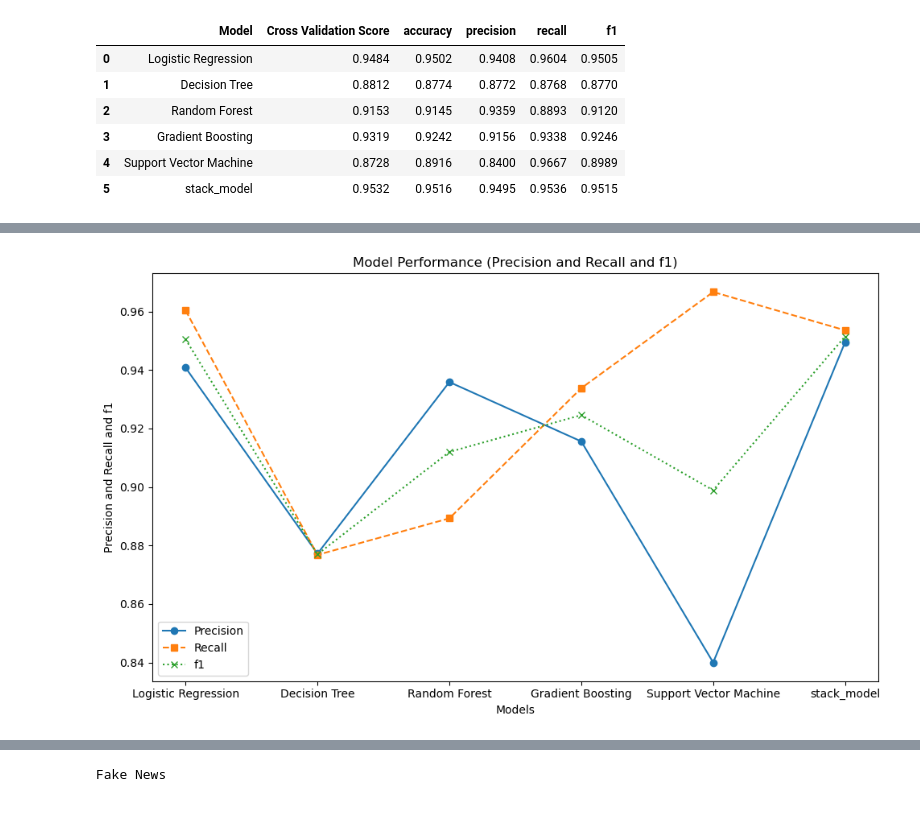
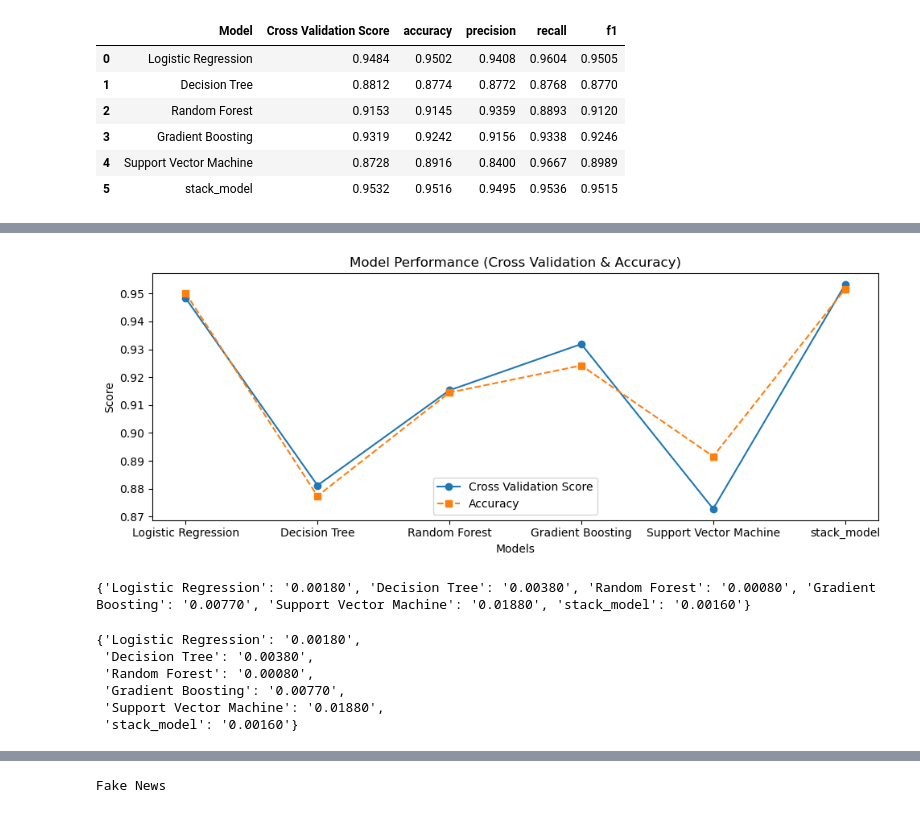
Before and after one commit to chingchieh9000/fake-news-detection, a Jupyter notebook: Fake news detection model training.ipynb, the cells around one changed output, grey strips where cells are left out. Saved outputs shown, nothing was run; the diff lists cells and outputs as text; code cells hidden in the pictures.

```diff
--- a/Fake news detection model training.ipynb
+++ b/Fake news detection model training.ipynb
@@ -850,30 +765,48 @@ plt.show()
-# %%
-Precision_results = [data['precision'] for data in d]
-Recall_results = [data['recall'] for data in d]
-f1_results = [data['f1'] for data in d]
-
-plt.figure(figsize=(10, 6))
-
-
-plt.plot(models, Precision_results, marker='o', linestyle='-', label='Precision')
-
-
-plt.plot(models, Recall_results, marker='s', linestyle='--', label='Recall')
-
-plt.plot(models, f1_results, marker='x', linestyle=':', label='f1')
-
-
-plt.xlabel('Models')
-plt.ylabel('Precision and Recall and f1')
-plt.title('Model Performance (Precision and Recall and f1)')
-
-
-plt.legend()
-
-
-plt.tight_layout()
-
-
-plt.show()
-# %% [output]
-[figure, removed]
+# %%
+
+models = [data['Model'] for data in d]
+cv_scores = [data['Cross Validation Score'] for data in d]
+accuracy = [data['accuracy'] for data in d]
+
+
+plt.figure(figsize=(10, 4))
+
+
+plt.plot(models, cv_scores, marker='o', linestyle='-', label='Cross Validation Score')
+
+
+plt.plot(models, accuracy, marker='s', linestyle='--', label='Accuracy')
+
+
+plt.xlabel('Models')
+plt.ylabel('Score')
+plt.title('Model Performance (Cross Validation & Accuracy)')
+
+
+plt.legend()
+
+
+plt.tight_layout()
+
+
+plt.show()
+# %% [output]
+[figure, added]
+# %%
+difference_dict = {}
+for i in range(len(cv_scores)):
+     difference = abs(cv_scores[i] - accuracy[i])
+     difference_dict[models[i]] = "{:.5f}".format(difference)
+
+
+
+print(difference_dict)
+difference_dict
+# %% [output]
+{'Logistic Regression': '0.00180', 'Decision Tree': '0.00380', 'Random Forest': '0.00080', 'Gradient Boosting': '0.00770', 'Support Vector Machine': '0.01880', 'stack_model': '0.00160'}
+{'Logistic Regression': '0.00180',
+ 'Decision Tree': '0.00380',
+ 'Random Forest': '0.00080',
+ 'Gradient Boosting': '0.00770',
+ 'Support Vector Machine': '0.01880',
+ 'stack_model': '0.00160'}
```
Also changed, not shown: parts of 74 cells of this notebook.
